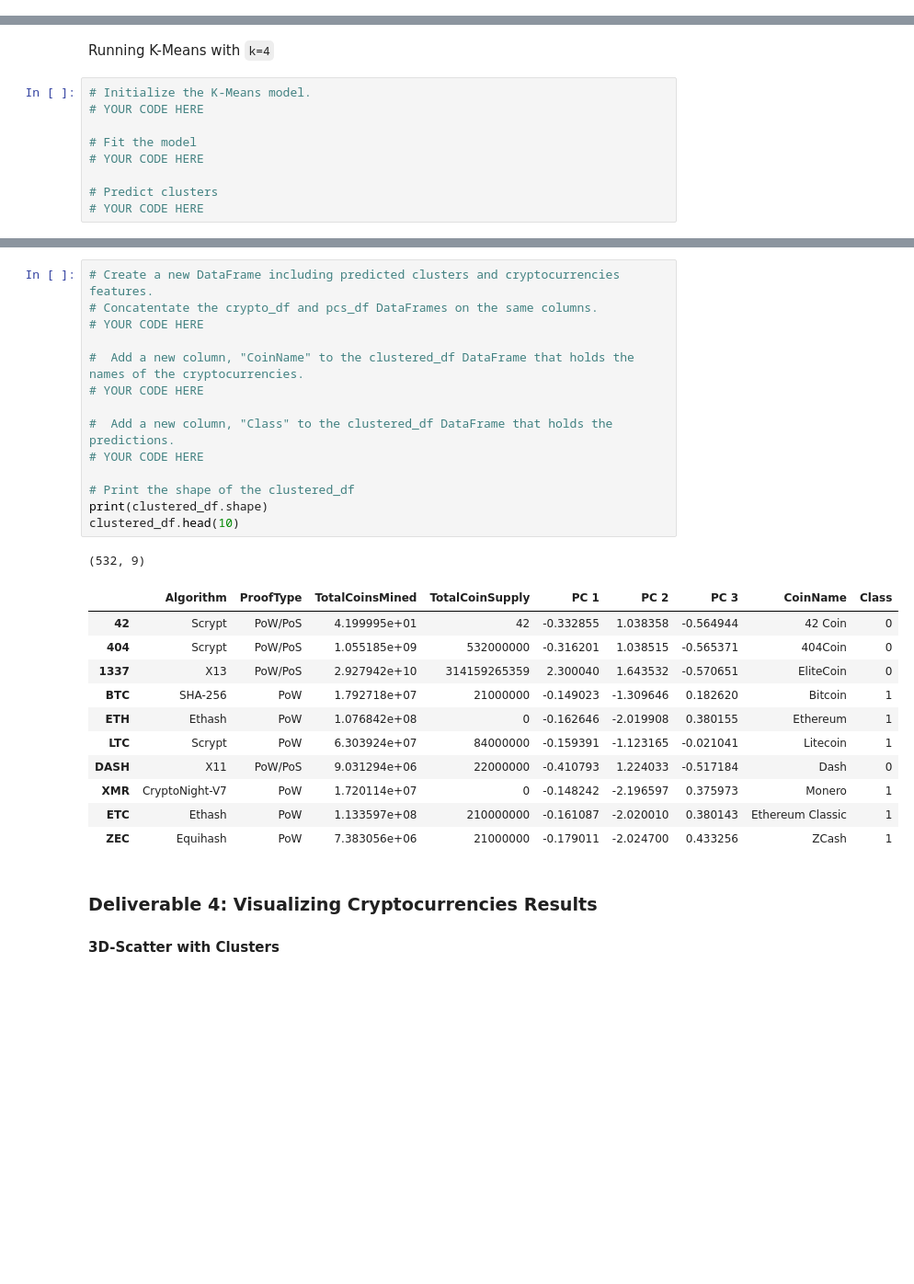
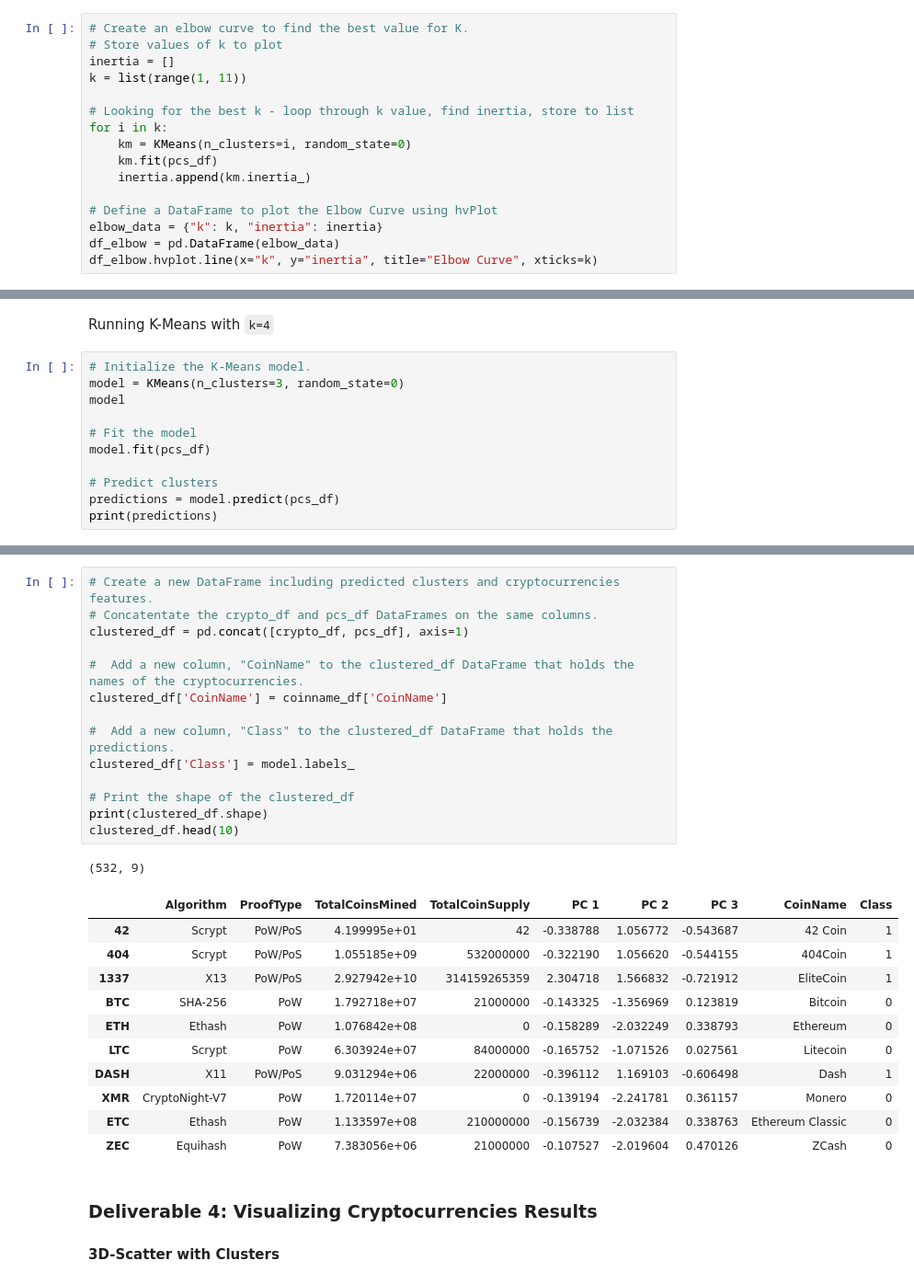
Before and after one commit to jkenning/Cryptocurrencies, a Jupyter notebook: crypto_clustering.ipynb, the cells around one changed output, grey strips where cells are left out. Shown at 92% size. Saved outputs shown, nothing was run; the diff lists cells and outputs as text; blank space fills up the shorter version.

Commit message:
Update crypto_clusting.ipynb

```diff
--- a/crypto_clustering.ipynb
+++ b/crypto_clustering.ipynb
@@ -224,0 +223,16 @@ pcs_df.head(10)
+# %%
+# Create an elbow curve to find the best value for K.
+# Store values of k to plot
+inertia = []
+k = list(range(1, 11))
+
+# Looking for the best k - loop through k value, find inertia, store to list
+for i in k:
+    km = KMeans(n_clusters=i, random_state=0)
+    km.fit(pcs_df)
+    inertia.append(km.inertia_)
+
+# Define a DataFrame to plot the Elbow Curve using hvPlot
+elbow_data = {"k": k, "inertia": inertia}
+df_elbow = pd.DataFrame(elbow_data)
+df_elbow.hvplot.line(x="k", y="inertia", title="Elbow Curve", xticks=k)
@@ -226,10 +242,12 @@ pcs_df.head(10)
 Running K-Means with `k=4`
 # %%
 # Initialize the K-Means model.
-# YOUR CODE HERE
+model = KMeans(n_clusters=3, random_state=0)
+model
 
 # Fit the model
-# YOUR CODE HERE
+model.fit(pcs_df)
 
 # Predict clusters
-# YOUR CODE HERE
+predictions = model.predict(pcs_df)
+print(predictions)
@@ -236,30 +270,30 @@ Running K-Means with `k=4`
 # %%
 # Create a new DataFrame including predicted clusters and cryptocurrencies features.
 # Concatentate the crypto_df and pcs_df DataFrames on the same columns.
-# YOUR CODE HERE
+clustered_df = pd.concat([crypto_df, pcs_df], axis=1)
 
 #  Add a new column, "CoinName" to the clustered_df DataFrame that holds the names of the cryptocurrencies.
-# YOUR CODE HERE
+clustered_df['CoinName'] = coinname_df['CoinName']
 
 #  Add a new column, "Class" to the clustered_df DataFrame that holds the predictions.
-# YOUR CODE HERE
+clustered_df['Class'] = model.labels_
 
 # Print the shape of the clustered_df
 print(clustered_df.shape)
 clustered_df.head(10)
 # %% [output]
 (532, 9)
 |  | Algorithm | ProofType | TotalCoinsMined | TotalCoinSupply | PC 1 | PC 2 | PC 3 | CoinName | Class |
-| 42 | Scrypt | PoW/PoS | 4.199995e+01 | 42 | -0.332855 | 1.038358 | -0.564944 | 42 Coin | 0 |
-| 404 | Scrypt | PoW/PoS | 1.055185e+09 | 532000000 | -0.316201 | 1.038515 | -0.565371 | 404Coin | 0 |
-| 1337 | X13 | PoW/PoS | 2.927942e+10 | 314159265359 | 2.300040 | 1.643532 | -0.570651 | EliteCoin | 0 |
-| BTC | SHA-256 | PoW | 1.792718e+07 | 21000000 | -0.149023 | -1.309646 | 0.182620 | Bitcoin | 1 |
-| ETH | Ethash | PoW | 1.076842e+08 | 0 | -0.162646 | -2.019908 | 0.380155 | Ethereum | 1 |
-| LTC | Scrypt | PoW | 6.303924e+07 | 84000000 | -0.159391 | -1.123165 | -0.021041 | Litecoin | 1 |
-| DASH | X11 | PoW/PoS | 9.031294e+06 | 22000000 | -0.410793 | 1.224033 | -0.517184 | Dash | 0 |
-| XMR | CryptoNight-V7 | PoW | 1.720114e+07 | 0 | -0.148242 | -2.196597 | 0.375973 | Monero | 1 |
-| ETC | Ethash | PoW | 1.133597e+08 | 210000000 | -0.161087 | -2.020010 | 0.380143 | Ethereum Classic | 1 |
-| ZEC | Equihash | PoW | 7.383056e+06 | 21000000 | -0.179011 | -2.024700 | 0.433256 | ZCash | 1 |
+| 42 | Scrypt | PoW/PoS | 4.199995e+01 | 42 | -0.338788 | 1.056772 | -0.543687 | 42 Coin | 1 |
+| 404 | Scrypt | PoW/PoS | 1.055185e+09 | 532000000 | -0.322190 | 1.056620 | -0.544155 | 404Coin | 1 |
+| 1337 | X13 | PoW/PoS | 2.927942e+10 | 314159265359 | 2.304718 | 1.566832 | -0.721912 | EliteCoin | 1 |
+| BTC | SHA-256 | PoW | 1.792718e+07 | 21000000 | -0.143325 | -1.356969 | 0.123819 | Bitcoin | 0 |
+| ETH | Ethash | PoW | 1.076842e+08 | 0 | -0.158289 | -2.032249 | 0.338793 | Ethereum | 0 |
+| LTC | Scrypt | PoW | 6.303924e+07 | 84000000 | -0.165752 | -1.071526 | 0.027561 | Litecoin | 0 |
+| DASH | X11 | PoW/PoS | 9.031294e+06 | 22000000 | -0.396112 | 1.169103 | -0.606498 | Dash | 1 |
+| XMR | CryptoNight-V7 | PoW | 1.720114e+07 | 0 | -0.139194 | -2.241781 | 0.361157 | Monero | 0 |
+| ETC | Ethash | PoW | 1.133597e+08 | 210000000 | -0.156739 | -2.032384 | 0.338763 | Ethereum Classic | 0 |
+| ZEC | Equihash | PoW | 7.383056e+06 | 21000000 | -0.107527 | -2.019604 | 0.470126 | ZCash | 0 |
 # %% [markdown]
 ### Deliverable 4: Visualizing Cryptocurrencies Results
 
```
Also changed, not shown: parts of 3 cells of this notebook.
